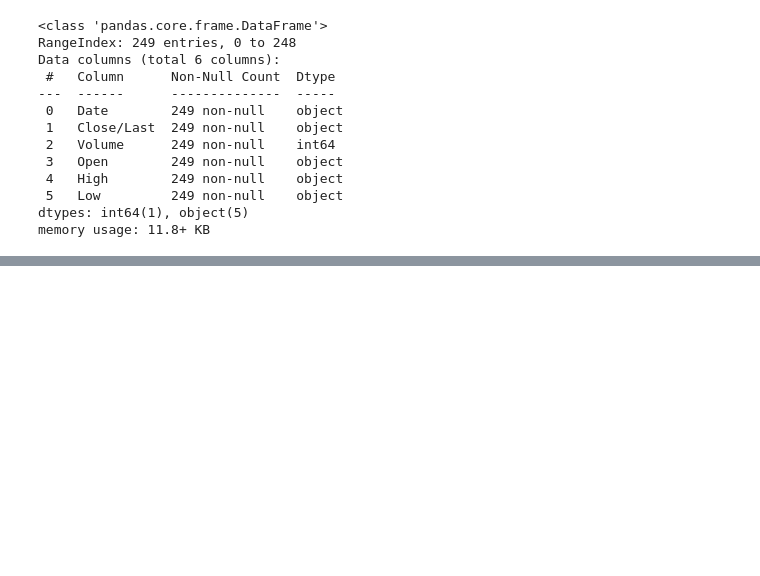
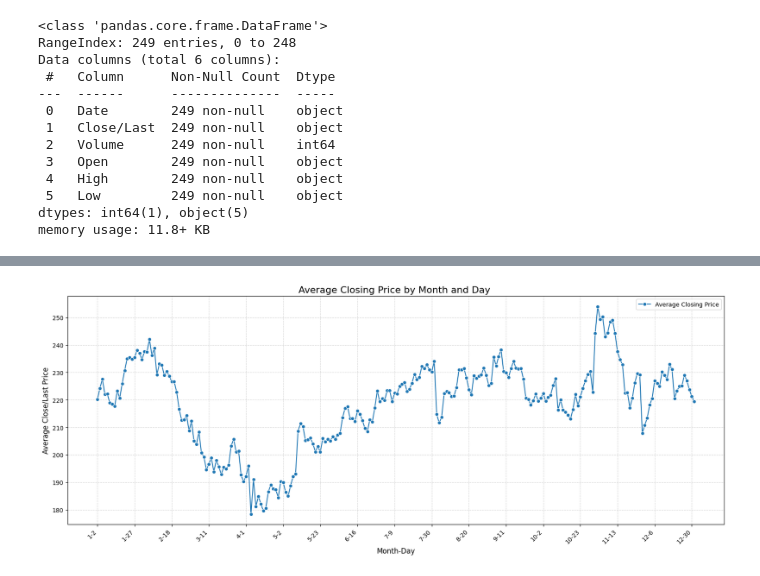
Before and after one commit to meghana2343/ADS-Project, a Jupyter notebook: stockprediction.ipynb, the cells around one changed output, grey strips where cells are left out. Cells and saved outputs as stored; diff of their text form; code cells hidden in the pictures; blank space fills up the shorter version.

```diff
--- a/stockprediction.ipynb
+++ b/stockprediction.ipynb
@@ -172,13 +176,0 @@ memory usage: 13.6 KB
-# %%
-#data normalization
-scaler = MinMaxScaler()
-
-# Select only numeric columns for scaling
-numeric_cols = dataset.select_dtypes(include=np.number).columns
-
-if not numeric_cols.empty:
-    scaler_values = scaler.fit_transform(dataset[numeric_cols])
-    # Assign scaled values back to the numeric columns of the original dataset
-    dataset[numeric_cols] = scaler_values
-else:
-    print("No numeric columns found to scale.")
@@ -184,0 +201,28 @@ else:
+# %%
+
+# Group by Month and Day and calculate the mean of 'Close/Last'
+daily_avg_price = dataset.groupby(['Month', 'Day'])['Close/Last'].mean().reset_index()
+
+# Create a combined 'Month-Day' string for plotting
+daily_avg_price['Month_Day'] = daily_avg_price['Month'].astype(str) + '-' + daily_avg_price['Day'].astype(str)
+
+# Plotting the average 'Close/Last' price by month and day
+plt.figure(figsize=(20, 7))
+sns.lineplot(x='Month_Day', y='Close/Last', data=daily_avg_price, marker='o', label='Average Closing Price')
+plt.title('Average Closing Price by Month and Day ', fontsize=16)
+plt.xlabel('Month-Day', fontsize=12)
+plt.ylabel('Average Close/Last Price', fontsize=12)
+
+# Correcting the x-axis labels for better readability
+step = 15 # Display every 15th label
+num_labels = len(daily_avg_price['Month_Day'])
+selected_indices = np.arange(0, num_labels, step)
+selected_labels = daily_avg_price['Month_Day'].iloc[selected_indices]
+
+plt.xticks(selected_indices, selected_labels, rotation=45, ha='right', fontsize=10) # Rotate labels, increase fontsize
+plt.grid(True, linestyle='--', alpha=0.5)
+plt.legend()
+plt.tight_layout
+plt.show()
+# %% [output]
+[figure, added]
```
Also changed, not shown: parts of 120 cells of this notebook.
